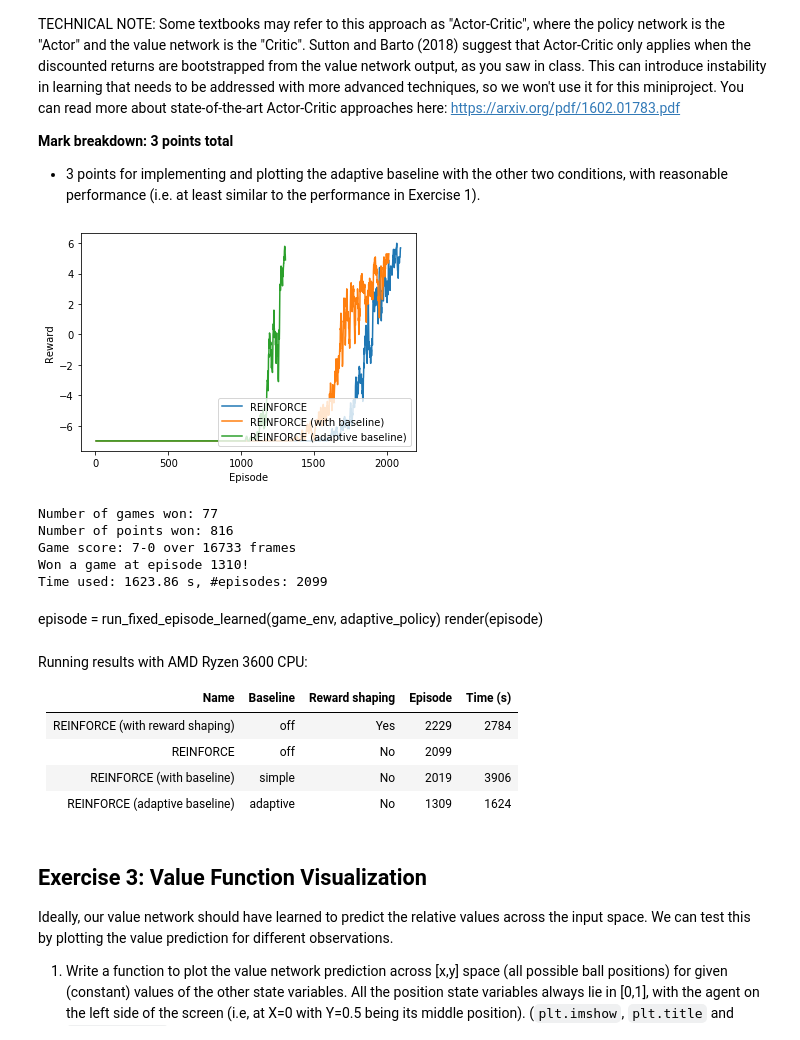
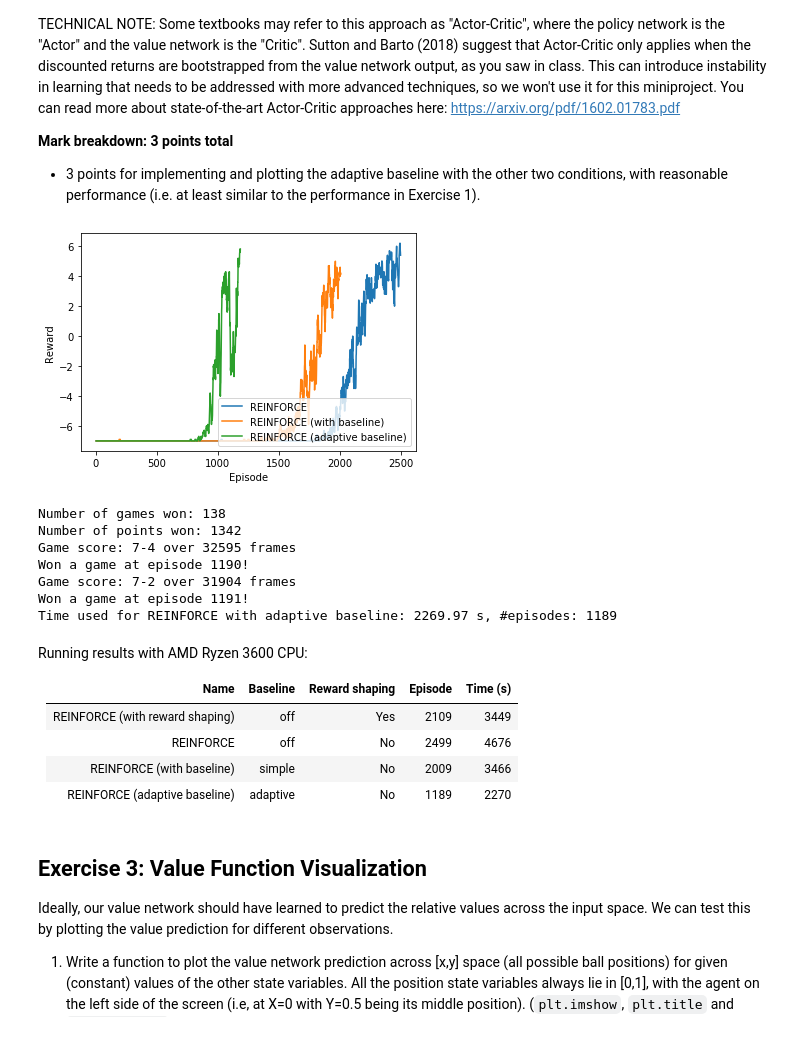
Before and after one commit to YitingZhang1997/ANN_2020_Pong, a Jupyter notebook: miniproject_rl.ipynb, the cells around one changed output. Cells and saved outputs as stored; diff of their text form; code cells hidden in the pictures.

```diff
--- a/miniproject_rl.ipynb
+++ b/miniproject_rl.ipynb
@@ -229,3 +226,6 @@ render(episode)
+# %%
+episode = run_fixed_episode(game_env, random_policy)
+render(episode)
 # %% [markdown]
 We also define a function to run an episode with the policies that you will be training
 # %%
@@ -641,27 +637,25 @@ TECHNICAL NOTE: Some textbooks may refer to this approach as "Actor-Critic", whe
 # %%
 results = Results(filename='results_exercise_1.npz')
 policy_learning_rate = 2e-3
 value_learning_rate = 1e-3
 
 elapsed = time.time()
 _, adaptive_policy = run_experiment("REINFORCE (adaptive baseline)", game_env, num_episodes, reward_shaping=False,
-                                    policy_learning_rate=policy_l
-                                    earning_rate,
+                                    policy_learning_rate=policy_learning_rate,
                                     value_learning_rate=value_learning_rate, stopping_criterion=30,
                                     baseline='adaptive', verbose=True)
 elapsed = time.time() - elapsed
 print('Time used for REINFORCE with adaptive baseline: {:.2f} s, #episodes: {:d}'.format(elapsed,len(list(results.items())[-1][1])))
 # %% [output]
-[figure, old version]
+[figure, new version]
-Number of games won: 77
-Number of points won: 816
-Game score: 7-0 over 16733 frames
-Won a game at episode 1310!
-Time used: 1623.86 s, #episodes: 2099
+Number of games won: 138
+Number of points won: 1342
+Game score: 7-4 over 32595 frames
+Won a game at episode 1190!
+Game score: 7-2 over 31904 frames
+Won a game at episode 1191!
+Time used for REINFORCE with adaptive baseline: 2269.97 s, #episodes: 1189
 # %%
 results.save('results_exercise_2')
 adaptive_policy.policy_net.save('exercise_2_policy_net.h5')
 adaptive_policy.value_net.save('exercise_2_value_net.h5')
-# %% [markdown]
-episode = run_fixed_episode_learned(game_env, adaptive_policy)
-render(episode)
@@ -670,10 +667,10 @@ Running results with AMD Ryzen 3600 CPU:
 
 |               Name              | Baseline | Reward shaping | Episode | Time (s) |
 |:-------------------------------:|:--------:|:--------------:|:-------:|:--------:|
-| REINFORCE (with reward shaping) |    off   |       Yes      |   2229  |   2784   |
-|            REINFORCE            |    off   |       No       |   2099  |          |
-|    REINFORCE (with baseline)    |  simple  |       No       |   2019  |   3906   |
-|  REINFORCE (adaptive baseline)  | adaptive |       No       |   1309  |   1624   |
+| REINFORCE (with reward shaping) |    off   |       Yes      |   2109  |   3449   |
+|            REINFORCE            |    off   |       No       |   2499  |   4676   |
+|    REINFORCE (with baseline)    |  simple  |       No       |   2009  |   3466   |
+|  REINFORCE (adaptive baseline)  | adaptive |       No       |   1189  |   2270   |
 # %% [markdown]
 ## Exercise 3: Value Function Visualization
 
```
Also changed, not shown: parts of 7 cells of this notebook, 8 other files.
